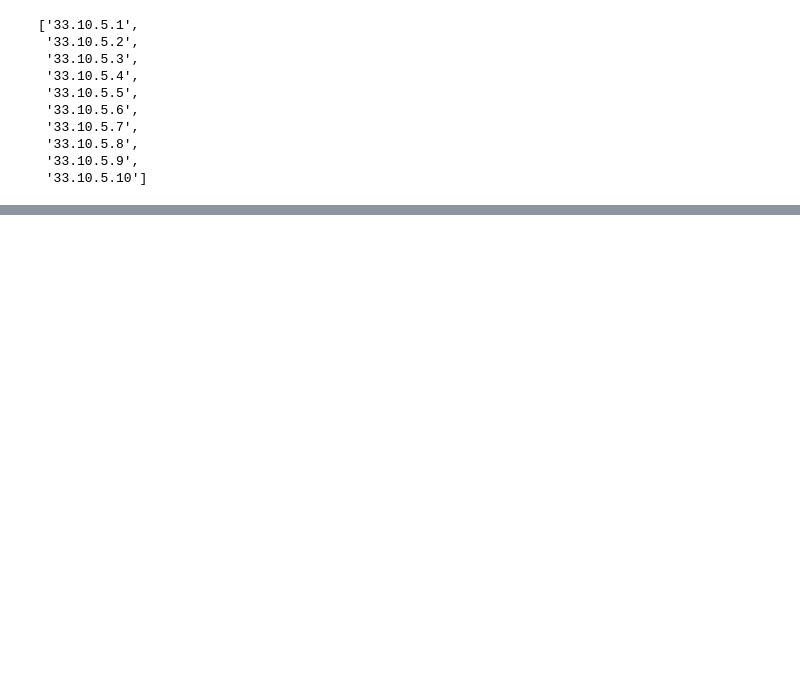
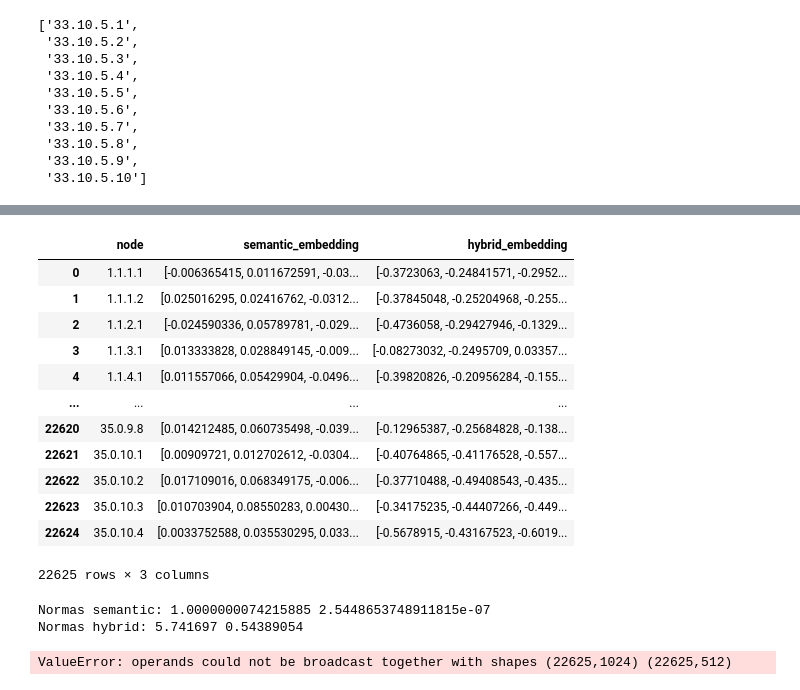
Before and after one commit to dev-mbarq/GraphRAG-internship-Diego, a Jupyter notebook: notebooks/parallel_retrieval_eval.ipynb, the cells around one changed output, grey strips where cells are left out. Cells and saved outputs as stored; diff of their text form; code cells hidden in the pictures; blank space fills up the shorter version.

```diff
--- a/notebooks/parallel_retrieval_eval.ipynb
+++ b/notebooks/parallel_retrieval_eval.ipynb
@@ -33,7 +33,10 @@ from main.sage_utils import get_new_sage_embedding
 # %% [markdown]
 ## Retrieval
 # %%
-bundle_directory = "bsard_V2_3hop_15epochs_1024-896-768-640"
+#bundle_directory = "BSARD_test_2hop_10epochs_1024-1024-1024
+# bundle_directory = "BSARD_test_1hop_10epochs_1024-1024" #-> Only one hop 5 neighbors
+# bundle_directory = "BSARD_test_1hop_10epochs_1024-512" #-> Only one hop 3 neighbors & embedding compression
+bundle_directory = "BSARD_test_1hop_20epochs_1024-512" #-> Only one hop 10 neighbors & embedding compression
 
 # Load Graph
 graph_path = os.path.join(
@@ -41,6 +44,8 @@ graph_path = os.path.join(
     )
 with open(graph_path, "rb") as f:
     graph = pickle.load(f)
+
+
 
 # Load sage config
 config_file_path = os.path.join(
@@ -73,7 +78,7 @@ model = model.to(device)
 
 # Load queries
 queries_path = os.path.join(
-    project_root, "data", "BSARD_dataset", "bsard_train_questions.csv"
+    project_root, "data", "BSARD_dataset", "inputs", "bsard_train_questions.csv"
     )
 
 queries_df = pd.read_csv(queries_path)
@@ -322,3 +363,68 @@ import subprocess
 
 with open("requirements.txt", "w") as f:
     subprocess.run(["pip", "freeze"], stdout=f)
+# %%
+graph.nodes
+
+article_nodes =  [n for n, d in graph.nodes(data=True) if d.get("node_type") == "Article"]
+graph.nodes[article_nodes[100]]
+
+data =[]
+for node in article_nodes:
+    attrs = graph.nodes[node]
+    data.append({
+        "node": node,
+        "semantic_embedding": attrs["embedding"],
+        "hybrid_embedding": attrs["hybrid_embedding"]
+    } )
+
+df = pd.DataFrame(data)
+# %%
+df
+# %% [output]
+|  | node | semantic_embedding | hybrid_embedding |
+| 0 | 1.1.1.1 | [-0.006365415, 0.011672591, -0.03... | [-0.3723063, -0.24841571, -0.2952... |
+| 1 | 1.1.1.2 | [0.025016295, 0.02416762, -0.0312... | [-0.37845048, -0.25204968, -0.255... |
+| 2 | 1.1.2.1 | [-0.024590336, 0.05789781, -0.029... | [-0.4736058, -0.29427946, -0.1329... |
+| 3 | 1.1.3.1 | [0.013333828, 0.028849145, -0.009... | [-0.08273032, -0.2495709, 0.03357... |
+| 4 | 1.1.4.1 | [0.011557066, 0.05429904, -0.0496... | [-0.39820826, -0.20956284, -0.155... |
+| ... | ... | ... | ... |
+| 22620 | 35.0.9.8 | [0.014212485, 0.060735498, -0.039... | [-0.12965387, -0.25684828, -0.138... |
+| 22621 | 35.0.10.1 | [0.00909721, 0.012702612, -0.0304... | [-0.40764865, -0.41176528, -0.557... |
+| 22622 | 35.0.10.2 | [0.017109016, 0.068349175, -0.006... | [-0.37710488, -0.49408543, -0.435... |
+| 22623 | 35.0.10.3 | [0.010703904, 0.08550283, 0.00430... | [-0.34175235, -0.44407266, -0.449... |
+| 22624 | 35.0.10.4 | [0.0033752588, 0.035530295, 0.033... | [-0.5678915, -0.43167523, -0.6019... |
+22625 rows × 3 columns
+# %%
+import numpy as np
+from sklearn.metrics.pairwise import cosine_similarity
+
+# Reemplaza 'df' por tu DataFrame concreto
+# 1) Normas de la columna semantic_embedding
+embs = np.vstack(df['semantic_embedding'].values)
+norms = np.linalg.norm(embs, axis=1)
+print("Normas semantic:", norms.mean(), norms.std())
+
+# 1-1) Normas de la columna hybrid_embedding
+hyb_embs = np.vstack(df['hybrid_embedding'].values)
+hyb_norms = np.linalg.norm(hyb_embs, axis=1)
+print("Normas hybrid:", hyb_norms.mean(), hyb_norms.std())
+
+# 2) Cosine entre semantic y hybrid
+hyb_embs = np.vstack(df['hybrid_embedding'].values)
+sims_cross = np.sum(embs * hyb_embs, axis=1) / (norms * np.linalg.norm(hyb_embs, axis=1))
+print("Cross-similarity:", sims_cross.mean(), sims_cross.std())
+
+# 3) Pairwise cosine dentro de semantic
+pw = cosine_similarity(embs)
+triu = pw[np.triu_indices_from(pw, k=1)]
+print("Pairwise semantic:", triu.mean(), triu.std())
+
+# 3-1) Pairwise cosine dentro de hyb
+hyb_pw = cosine_similarity(hyb_embs)
+hyb_triu = hyb_pw[np.triu_indices_from(hyb_pw, k=1)]
+print("Pairwise hybrid:", hyb_triu.mean(), hyb_triu.std())
+# %% [output]
+Normas semantic: 1.0000000074215885 2.5448653748911815e-07
+Normas hybrid: 5.741697 0.54389054
+ValueError: operands could not be broadcast together with shapes (22625,1024) (22625,512)
```
Also changed, not shown: parts of 7 cells of this notebook, 2 other files.
